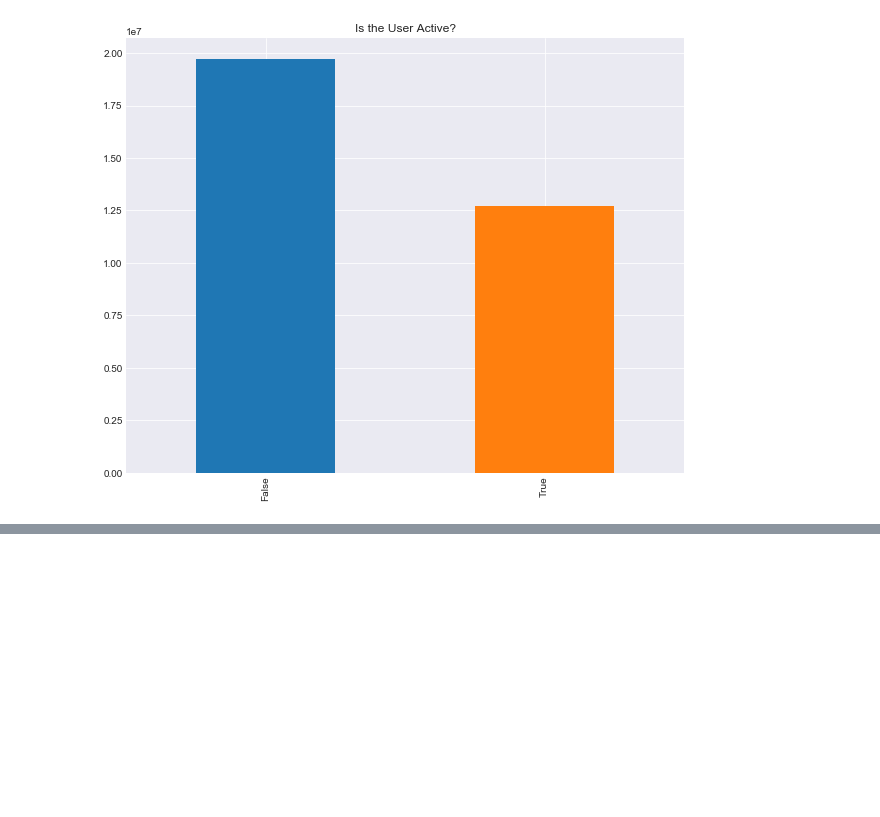
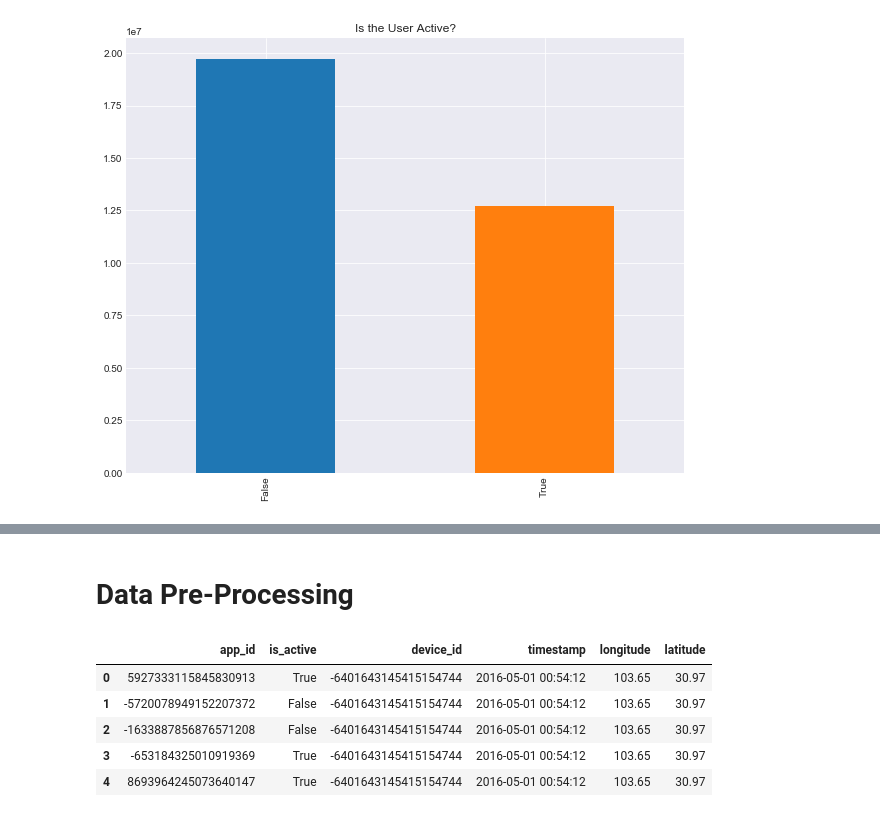
Before and after one commit to lamkg/Thinkful-Final-Capstone, a Jupyter notebook: Final Capstone.ipynb, the cells around one changed output, grey strips where cells are left out. Saved outputs shown, nothing was run; the diff lists cells and outputs as text; code cells hidden in the pictures; blank space fills up the shorter version.

```diff
--- a/Final Capstone.ipynb
+++ b/Final Capstone.ipynb
@@ -164,4 +138,0 @@ Model features: train shape (74645, 1667), test shape (112071, 1667)
-# %%
-# Encode the app events portion
-app_encoder = LabelEncoder().fit(app_events['app_id'])
-app_events['app'] = app_encoder.transform(app_events['app_id'])
@@ -244,0 +152,26 @@ print(n_classes)
+# %% [markdown]
+# Data Pre-Processing
+# %%
+device_apps = (
+    app_events
+
+     # Merge on event_id
+    .merge(events, how = 'left', left_on = 'event_id', right_on = 'event_id')
+
+     # event_id itself is not interesting
+    .drop('event_id', axis = 1)
+
+     # Because the events correspond to more than just
+     # being installed, there are many duplicates
+    .drop_duplicates()
+)
+
+# Our data now looks like this
+device_apps.head()
+# %% [output]
+|  | app_id | is_active | device_id | timestamp | longitude | latitude |
+| 0 | 5927333115845830913 | True | -6401643145415154744 | 2016-05-01 00:54:12 | 103.65 | 30.97 |
+| 1 | -5720078949152207372 | False | -6401643145415154744 | 2016-05-01 00:54:12 | 103.65 | 30.97 |
+| 2 | -1633887856876571208 | False | -6401643145415154744 | 2016-05-01 00:54:12 | 103.65 | 30.97 |
+| 3 | -653184325010919369 | True | -6401643145415154744 | 2016-05-01 00:54:12 | 103.65 | 30.97 |
+| 4 | 8693964245073640147 | True | -6401643145415154744 | 2016-05-01 00:54:12 | 103.65 | 30.97 |
```
Also changed, not shown: parts of 24 cells of this notebook.
